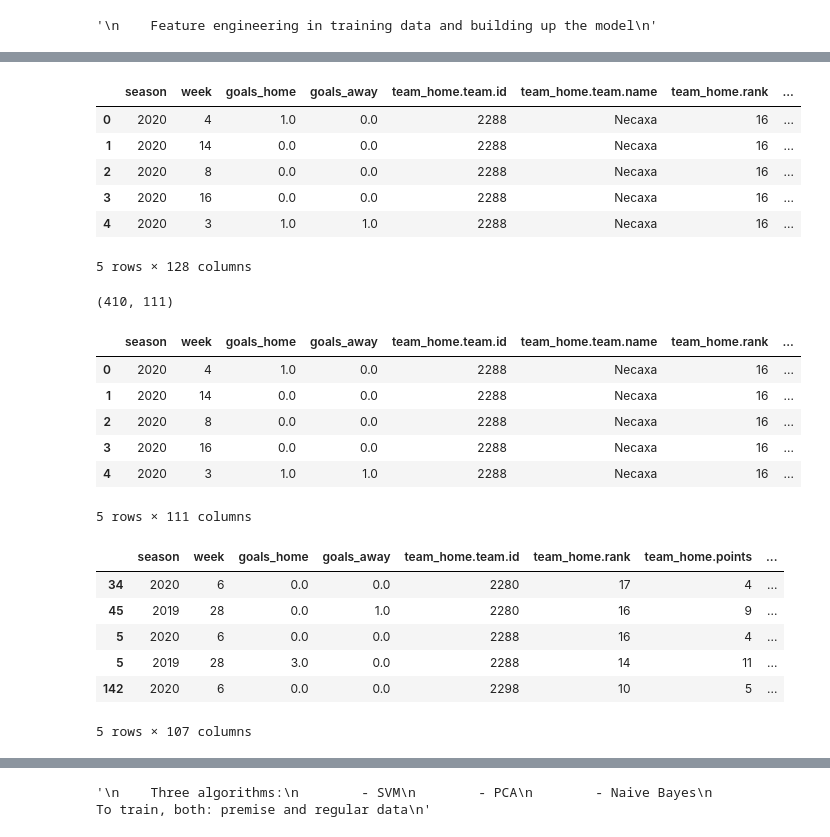
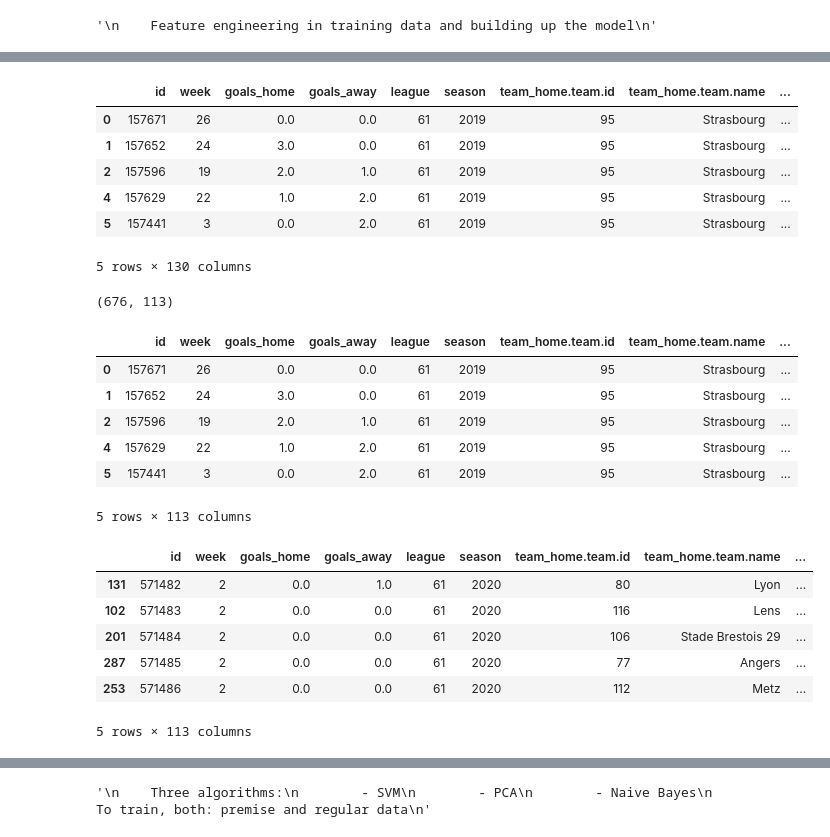
Before and after one commit to clarismiranda/Statsfootball, a Jupyter notebook: trainingmodel_es.ipynb, the cells around one changed output, grey strips where cells are left out. Saved outputs shown, nothing was run; the diff lists cells and outputs as text; code cells hidden in the pictures.

```diff
--- a/trainingmodel_es.ipynb
+++ b/trainingmodel_es.ipynb
@@ -12,16 +12,15 @@ import pandas as pd
 # %%
 # Finding the csv from the league
 # Multi League directory
-country = 'MX'
+country = 'FR'
 dirCountry = '../' + country + '/'
 # csv to save
-file_title = 'ligaMX_5.csv'
+file_title = 'liguecopa_28.csv'
 csv_file = dirCountry + file_title
 df_one = pd.read_csv(csv_file)
-file_title = 'ligamx_2019.csv'
+file_title = 'ligue1_2020_1.csv'
 csv_file = dirCountry + file_title
 df_two = pd.read_csv(csv_file)
-df_one = df_one.drop(columns=["league","id"], axis=1)
-df_two["season"] = np.full(df_two.shape[0], 2019)
-df_two["week"] = np.full(df_two.shape[0], 28)
-df_one["week"] = df_one["week"].apply(lambda x: int(''.join(filter(str.isdigit, x))))
+# %%
+df_one = df_one.dropna(subset=['goals_home'])
+print(df_one.shape)
@@ -88,13 +101,13 @@ def get_status(r):
         last 5 draws
 """
 # Home
-df_laliga["wins_home"] = df_laliga["team_home.form"].apply(lambda x: x.count('W'))
-df_laliga["loses_home"] = df_laliga["team_home.form"].apply(lambda x: x.count('L'))
-df_laliga["draws_home"] = df_laliga["team_home.form"].apply(lambda x: x.count('D'))
+df_laliga["wins_home"] = df_laliga["team_home.form"].apply(lambda x: str(x).count('W'))
+df_laliga["loses_home"] = df_laliga["team_home.form"].apply(lambda x: str(x).count('L'))
+df_laliga["draws_home"] = df_laliga["team_home.form"].apply(lambda x: str(x).count('D'))
 # Away
-df_laliga["wins_away"] = df_laliga["team_away.form"].apply(lambda x: x.count('W'))
-df_laliga["loses_away"] = df_laliga["team_away.form"].apply(lambda x: x.count('L'))
-df_laliga["draws_away"] = df_laliga["team_away.form"].apply(lambda x: x.count('D'))
+df_laliga["wins_away"] = df_laliga["team_away.form"].apply(lambda x: str(x).count('W'))
+df_laliga["loses_away"] = df_laliga["team_away.form"].apply(lambda x: str(x).count('L'))
+df_laliga["draws_away"] = df_laliga["team_away.form"].apply(lambda x: str(x).count('D'))
 
 df_laliga.head()
 # %% [output]
@@ -189,13 +202,13 @@ df_laliga["stats_away.possession"] = df_laliga["stats_away.possession"].apply(la
 df_laliga["stats_home.possession"] = df_laliga["stats_home.possession"].apply(lambda x: (int(str(x).strip('%'))/100))
 df_laliga.head()
 # %% [output]
-|  | season | week | goals_home | goals_away | team_home.team.id | team_home.team.name | team_home.rank | ... |
-| 0 | 2020 | 4 | 1.0 | 0.0 | 2288 | Necaxa | 16 | ... |
-| 1 | 2020 | 14 | 0.0 | 0.0 | 2288 | Necaxa | 16 | ... |
-| 2 | 2020 | 8 | 0.0 | 0.0 | 2288 | Necaxa | 16 | ... |
-| 3 | 2020 | 16 | 0.0 | 0.0 | 2288 | Necaxa | 16 | ... |
-| 4 | 2020 | 3 | 1.0 | 1.0 | 2288 | Necaxa | 16 | ... |
+|  | id | week | goals_home | goals_away | league | season | team_home.team.id | team_home.team.name | ... |
+| 0 | 157671 | 26 | 0.0 | 0.0 | 61 | 2019 | 95 | Strasbourg | ... |
+| 1 | 157652 | 24 | 3.0 | 0.0 | 61 | 2019 | 95 | Strasbourg | ... |
+| 2 | 157596 | 19 | 2.0 | 1.0 | 61 | 2019 | 95 | Strasbourg | ... |
+| 4 | 157629 | 22 | 1.0 | 2.0 | 61 | 2019 | 95 | Strasbourg | ... |
+| 5 | 157441 | 3 | 0.0 | 2.0 | 61 | 2019 | 95 | Strasbourg | ... |
-5 rows × 128 columns
+5 rows × 130 columns
 # %%
 """
     Following this premise:
@@ -208,11 +221,11 @@ df_premise = df_laliga.drop(df_laliga.filter(regex='team_home.stats_away.').colu
 print(df_premise.shape)
 df_premise.head()
 # %% [output]
-(410, 111)
+(676, 113)
-|  | season | week | goals_home | goals_away | team_home.team.id | team_home.team.name | team_home.rank | ... |
-| 0 | 2020 | 4 | 1.0 | 0.0 | 2288 | Necaxa | 16 | ... |
-| 1 | 2020 | 14 | 0.0 | 0.0 | 2288 | Necaxa | 16 | ... |
-| 2 | 2020 | 8 | 0.0 | 0.0 | 2288 | Necaxa | 16 | ... |
-| 3 | 2020 | 16 | 0.0 | 0.0 | 2288 | Necaxa | 16 | ... |
-| 4 | 2020 | 3 | 1.0 | 1.0 | 2288 | Necaxa | 16 | ... |
+|  | id | week | goals_home | goals_away | league | season | team_home.team.id | team_home.team.name | ... |
+| 0 | 157671 | 26 | 0.0 | 0.0 | 61 | 2019 | 95 | Strasbourg | ... |
+| 1 | 157652 | 24 | 3.0 | 0.0 | 61 | 2019 | 95 | Strasbourg | ... |
+| 2 | 157596 | 19 | 2.0 | 1.0 | 61 | 2019 | 95 | Strasbourg | ... |
+| 4 | 157629 | 22 | 1.0 | 2.0 | 61 | 2019 | 95 | Strasbourg | ... |
+| 5 | 157441 | 3 | 0.0 | 2.0 | 61 | 2019 | 95 | Strasbourg | ... |
-5 rows × 111 columns
+5 rows × 113 columns
@@ -225,16 +232,23 @@ p37 = [[2280, 2291], [2288, 2285], [2298, 2289], [2283, 2290], [2279, 2286],
+# %%
+"""
+    Here the unseen data will be built as test set - Liga Mx
+"""
+p37 = [[80, 89], [116, 85], [106, 81], [77, 78], [112, 91], [83, 92],
+       [1063, 97], [94, 82], [93, 79], [95, 84]]
 # %%
 # Getting previous record
+weeks = [2]
 ts_laliga = pd.DataFrame()
 ts_premise = pd.DataFrame()
 for match in p37:
-    ts_laliga = ts_laliga.append(df_laliga[(df_laliga["team_home.team.id"]==match[0]) & (df_laliga["team_away.team.id"]==match[1])])
-    ts_premise = ts_premise.append(df_premise[(df_premise["team_home.team.id"]==match[0]) & (df_premise["team_away.team.id"]==match[1])])
+    ts_laliga = ts_laliga.append(df_laliga[(df_laliga["team_home.team.id"]==match[0]) & (df_laliga["team_away.team.id"]==match[1]) & (df_laliga["week"].isin(weeks))])
+    ts_premise = ts_premise.append(df_premise[(df_premise["team_home.team.id"]==match[0]) & (df_premise["team_away.team.id"]==match[1]) & (df_premise["week"].isin(weeks))])
 ts_premise.head()
 # %% [output]
-|  | season | week | goals_home | goals_away | team_home.team.id | team_home.rank | team_home.points | ... |
-| 34 | 2020 | 6 | 0.0 | 0.0 | 2280 | 17 | 4 | ... |
-| 45 | 2019 | 28 | 0.0 | 1.0 | 2280 | 16 | 9 | ... |
-| 5 | 2020 | 6 | 0.0 | 0.0 | 2288 | 16 | 4 | ... |
-| 5 | 2019 | 28 | 3.0 | 0.0 | 2288 | 14 | 11 | ... |
-| 142 | 2020 | 6 | 0.0 | 0.0 | 2298 | 10 | 5 | ... |
+|  | id | week | goals_home | goals_away | league | season | team_home.team.id | team_home.team.name | ... |
+| 131 | 571482 | 2 | 0.0 | 1.0 | 61 | 2020 | 80 | Lyon | ... |
+| 102 | 571483 | 2 | 0.0 | 0.0 | 61 | 2020 | 116 | Lens | ... |
+| 201 | 571484 | 2 | 0.0 | 0.0 | 61 | 2020 | 106 | Stade Brestois 29 | ... |
+| 287 | 571485 | 2 | 0.0 | 0.0 | 61 | 2020 | 77 | Angers | ... |
+| 253 | 571486 | 2 | 0.0 | 0.0 | 61 | 2020 | 112 | Metz | ... |
-5 rows × 107 columns
+5 rows × 113 columns
```
Also changed, not shown: parts of 48 cells of this notebook, 1 other file.
